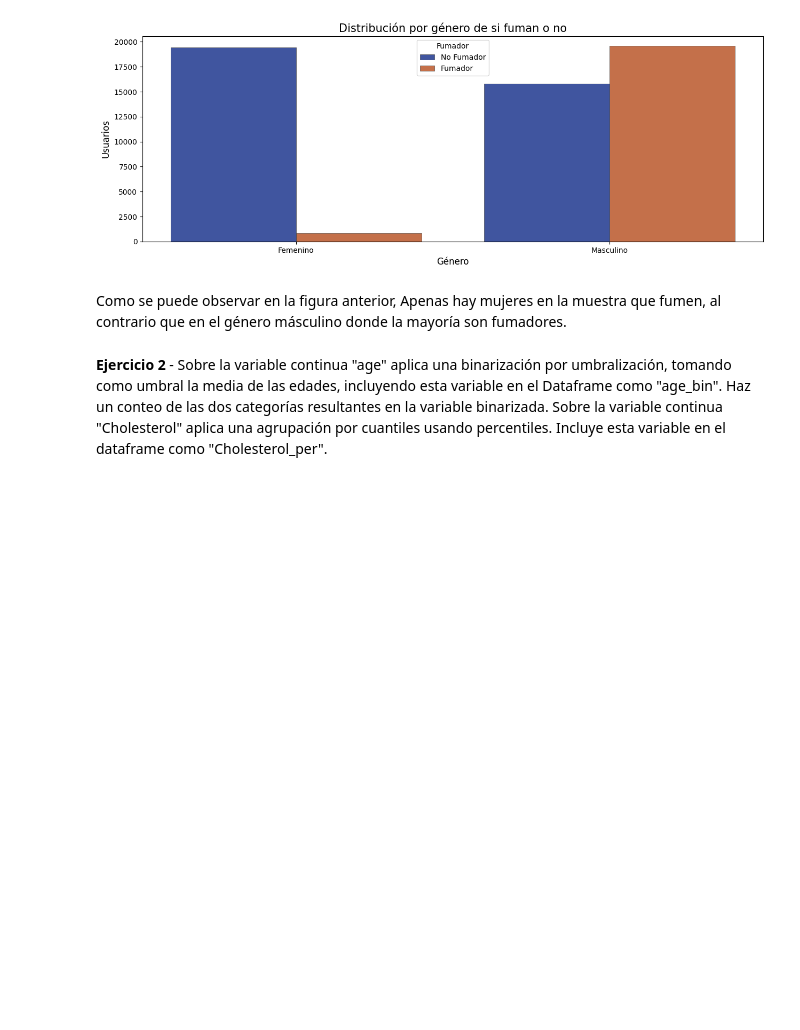
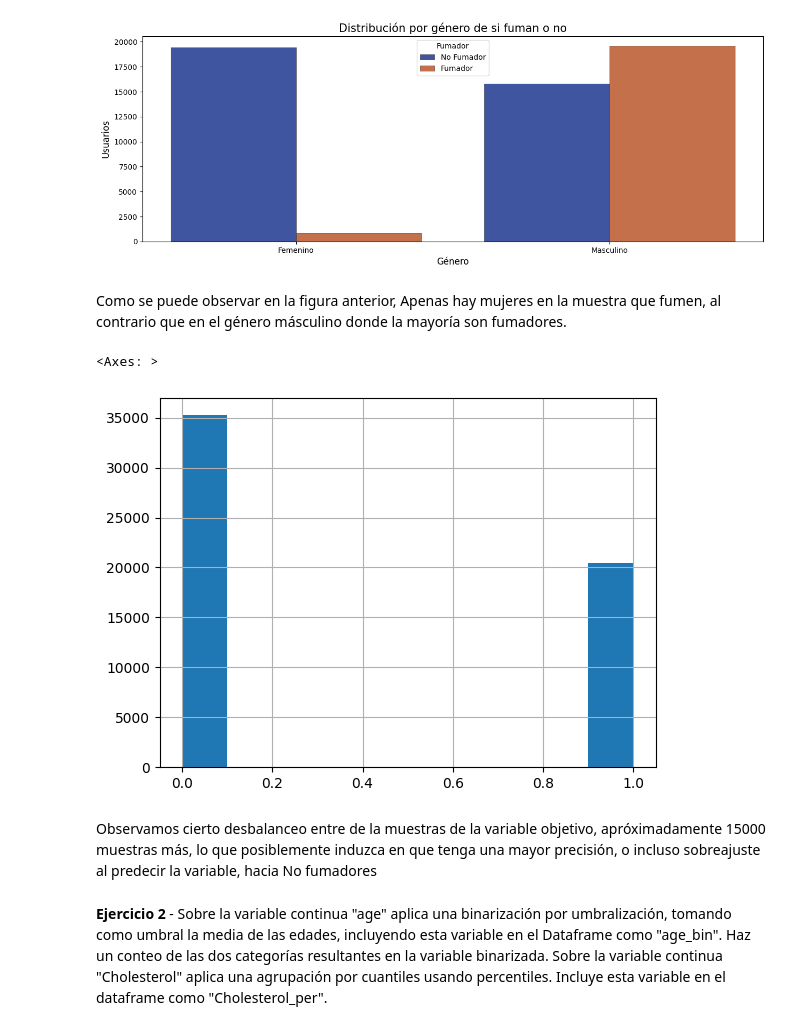
Before and after one commit to Carlosbil/AI-techniques-classification, a Jupyter notebook: clasificacion_fumadores.ipynb, the cells around one changed output. Saved outputs shown, nothing was run; the diff lists cells and outputs as text; code cells hidden in the pictures; blank space fills up the shorter version.

```diff
--- a/clasificacion_fumadores.ipynb
+++ b/clasificacion_fumadores.ipynb
@@ -143,6 +151,14 @@ plt.show()
 [figure]
 # %% [markdown]
 Como se puede observar en la figura anterior, Apenas hay mujeres en la muestra que fumen, al contrario que en el género másculino donde la mayoría son fumadores.
+# %%
+# obtenemos cuantos fumadores y no fumadores hay, sin distinción de género
+df['smoking'].hist()
+# %% [output]
+<Axes: >
+[figure, added]
+# %% [markdown]
+Observamos cierto desbalanceo entre de la muestras de la variable objetivo, apróximadamente 15000 muestras más, lo que posiblemente induzca en que tenga una mayor precisión, o incluso sobreajuste al predecir la variable, hacia No fumadores
 # %% [markdown]
 **Ejercicio 2** - Sobre la variable continua "age" aplica una binarización por umbralización, tomando como umbral la media de las edades, incluyendo esta variable en el Dataframe como "age_bin". Haz un conteo de las dos categorías resultantes en la variable binarizada. Sobre la variable continua "Cholesterol" aplica una agrupación por cuantiles usando percentiles. Incluye esta variable en el dataframe como "Cholesterol_per".
 # %%
```
Also changed, not shown: parts of 44 cells of this notebook.
